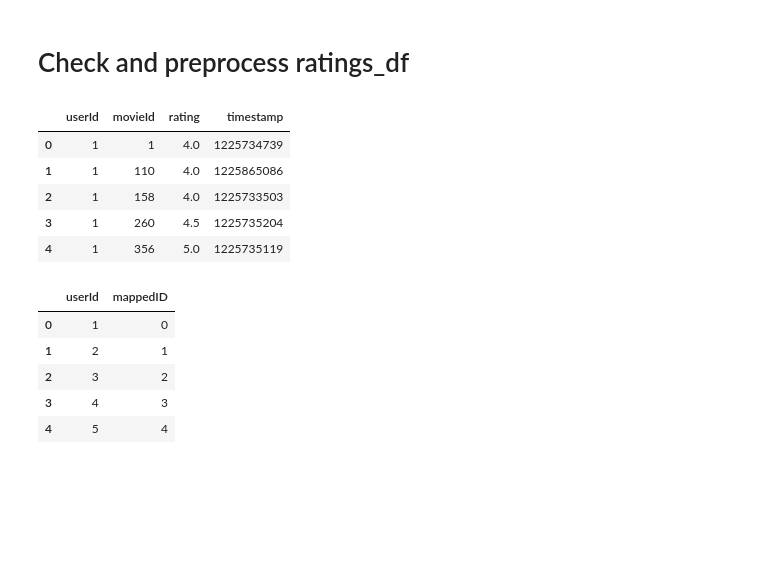
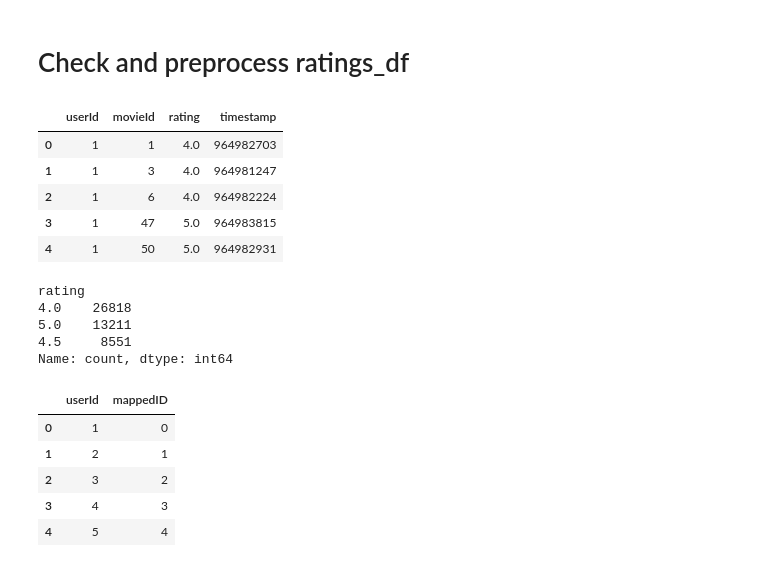
Before and after one commit to Azamat0315277/Link-prediction, a Jupyter notebook: Link-prediction.ipynb, the cells around one changed output. Drawn from its saved outputs; the diff is of its cells as text; code cells hidden in the pictures; blank space fills up the shorter version.

```diff
--- a/Link-prediction.ipynb
+++ b/Link-prediction.ipynb
@@ -54,7 +30,7 @@ Extracting ./ml-latest.zip
 # %%
 
-movies_path = './ml-latest/movies.csv'
-ratings_path = './ml-latest/ratings.csv'
+movies_path = './ml-latest-small/movies.csv'
+ratings_path = './ml-latest-small/ratings.csv'
 # %% [markdown]
 # Check and prerocess movies_df
 # %%
@@ -105,14 +80,23 @@ unique_movie_id.head()
 # %%
 # Load ratings data
 ratings_df = pd.read_csv(ratings_path)
+ratings_df = ratings_df[ratings_df['rating'].isin([4.0, 4.5, 5.0])].copy()
 ratings_df.head()
 # %% [output]
 |  | userId | movieId | rating | timestamp |
-| 0 | 1 | 1 | 4.0 | 1225734739 |
-| 1 | 1 | 110 | 4.0 | 1225865086 |
-| 2 | 1 | 158 | 4.0 | 1225733503 |
-| 3 | 1 | 260 | 4.5 | 1225735204 |
-| 4 | 1 | 356 | 5.0 | 1225735119 |
+| 0 | 1 | 1 | 4.0 | 964982703 |
+| 1 | 1 | 3 | 4.0 | 964981247 |
+| 2 | 1 | 6 | 4.0 | 964982224 |
+| 3 | 1 | 47 | 5.0 | 964983815 |
+| 4 | 1 | 50 | 5.0 | 964982931 |
+# %%
+ratings_df['rating'].value_counts()
+# %% [output]
+rating
+4.0    26818
+5.0    13211
+4.5     8551
+Name: count, dtype: int64
 # %%
 # Create a mapping from unique user indices to range [0, num_user_nodes]
 unique_user_id = ratings_df['userId'].unique()
```
Also changed, not shown: parts of 17 cells of this notebook.
